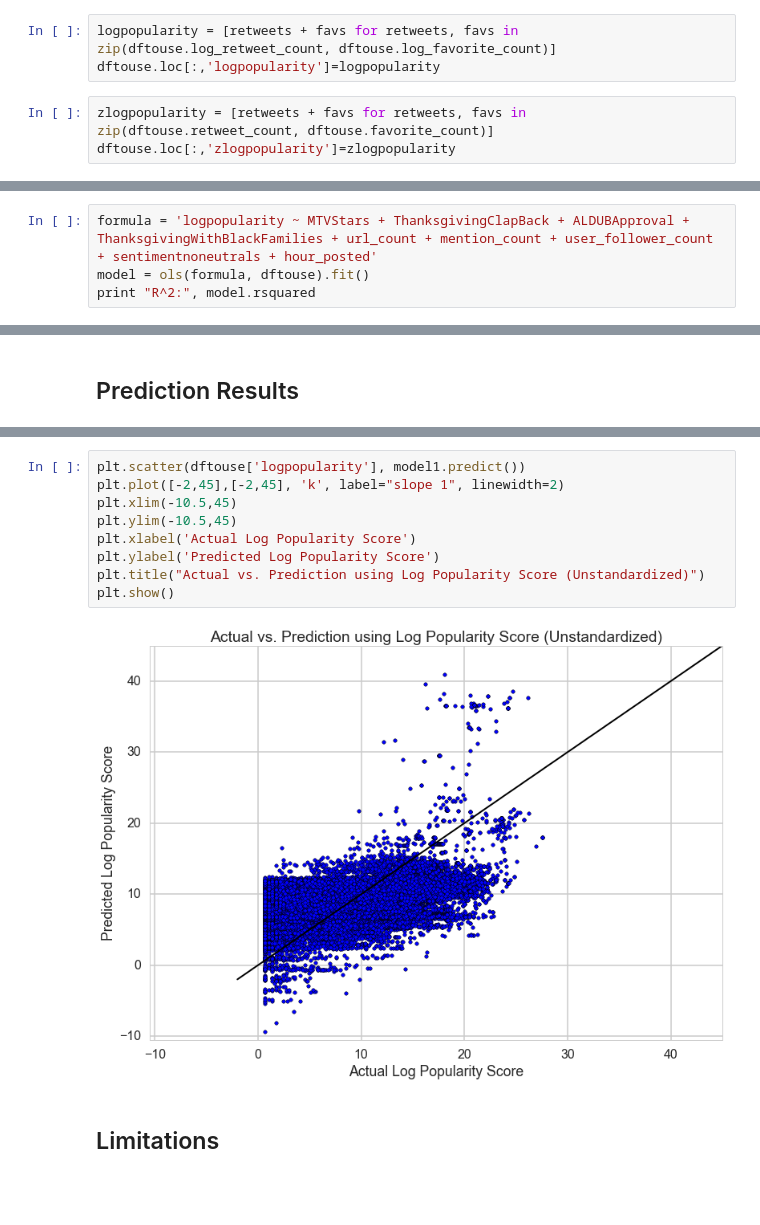
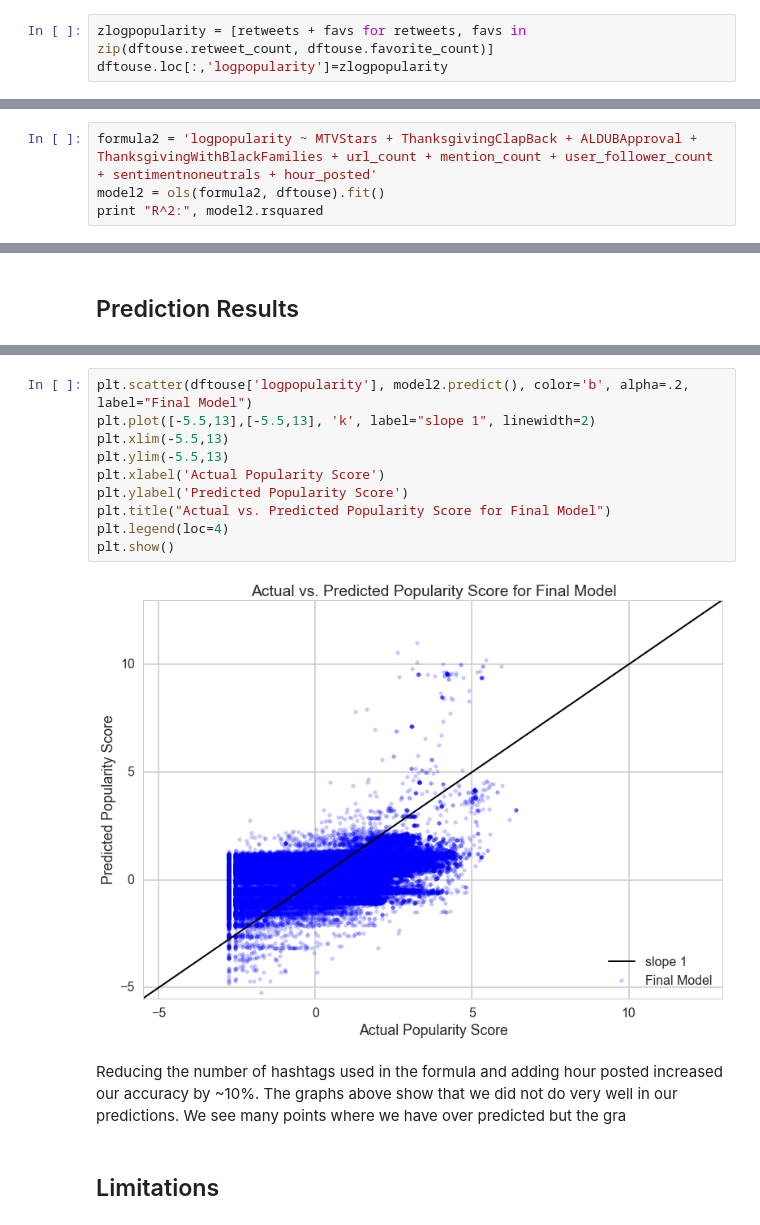
Before and after one commit to belindazeng/goingviral, a Jupyter notebook: goingviral.ipynb, the cells around one changed output, grey strips where cells are left out. Cells and saved outputs as stored; diff of their text form; blank space fills up the shorter version.

```diff
--- a/goingviral.ipynb
+++ b/goingviral.ipynb
@@ -565,9 +565,6 @@ Name: favorite_count, dtype: float64
 # %% [markdown]
 Now we recalculate popularity, but in the same way as before.
 # %%
-logpopularity = [retweets + favs for retweets, favs in zip(dftouse.log_retweet_count, dftouse.log_favorite_count)]
-dftouse.loc[:,'logpopularity']=logpopularity
+zlogpopularity = [retweets + favs for retweets, favs in zip(dftouse.retweet_count, dftouse.favorite_count)]
+dftouse.loc[:,'logpopularity']=zlogpopularity
-# %%
-zlogpopularity = [retweets + favs for retweets, favs in zip(dftouse.retweet_count, dftouse.favorite_count)]
-dftouse.loc[:,'zlogpopularity']=zlogpopularity
 # %%
@@ -1591,7 +1581,7 @@ R^2: 0.23741071208
 # %% [markdown]
 We model popularity as a function of features of the tweet and the user that posted it. Hashtags, links, mentioned users, sentiment, and time of posting are all features that can affect how many people see the tweet and the likelihood of a user retweeting and thus expanding the number of users who see the tweet. We also use the poster's follower count as a feature to account for users whose higher follower counts means that their initial audience is larger to begin with and can skew their popularity score compared to users with lower follower counts.
 # %%
-formula = 'logpopularity ~ MTVStars + ThanksgivingClapBack + ALDUBApproval + ThanksgivingWithBlackFamilies + url_count + mention_count + user_follower_count + sentimentnoneutrals + hour_posted'
-model = ols(formula, dftouse).fit()
-print "R^2:", model.rsquared
+formula2 = 'logpopularity ~ MTVStars + ThanksgivingClapBack + ALDUBApproval + ThanksgivingWithBlackFamilies + url_count + mention_count + user_follower_count + sentimentnoneutrals + hour_posted'
+model2 = ols(formula2, dftouse).fit()
+print "R^2:", model2.rsquared
 # %% [output]
@@ -1680,14 +1658,17 @@ plt.show()
 # %%
-plt.scatter(dftouse['logpopularity'], model1.predict())
-plt.plot([-2,45],[-2,45], 'k', label="slope 1", linewidth=2)
-plt.xlim(-10.5,45)
-plt.ylim(-10.5,45)
-plt.xlabel('Actual Log Popularity Score')
-plt.ylabel('Predicted Log Popularity Score')
-plt.title("Actual vs. Prediction using Log Popularity Score (Unstandardized)")
+plt.scatter(dftouse['logpopularity'], model2.predict(), color='b', alpha=.2, label="Final Model")
+plt.plot([-5.5,13],[-5.5,13], 'k', label="slope 1", linewidth=2)
+plt.xlim(-5.5,13)
+plt.ylim(-5.5,13)
+plt.xlabel('Actual Popularity Score')
+plt.ylabel('Predicted Popularity Score')
+plt.title("Actual vs. Predicted Popularity Score for Final Model")
+plt.legend(loc=4)
 plt.show()
 # %% [output]
-[figure, old version]
+[figure, new version]
+# %% [markdown]
+Reducing the number of hashtags used in the formula and adding hour posted increased our accuracy by ~10%. The graphs above show that we did not do very well in our predictions. We see many points where we have over predicted but the gra
 # %% [markdown]
 ## Limitations
 # %% [markdown]
```
Also changed, not shown: parts of 15 cells of this notebook.
